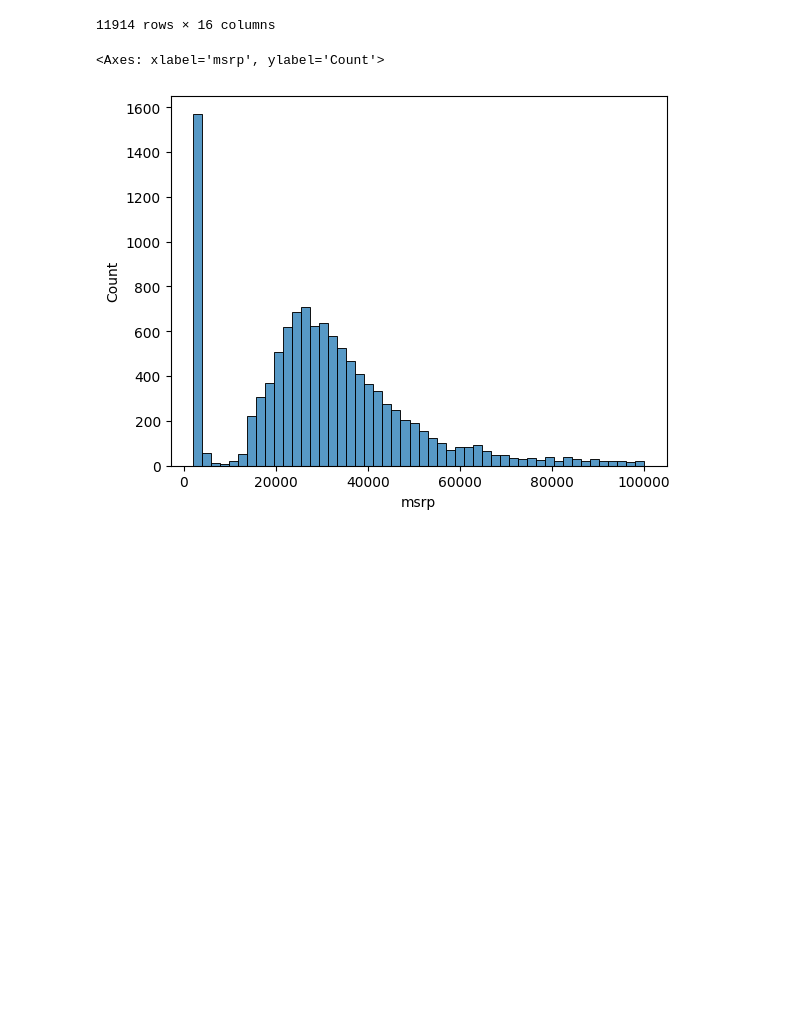
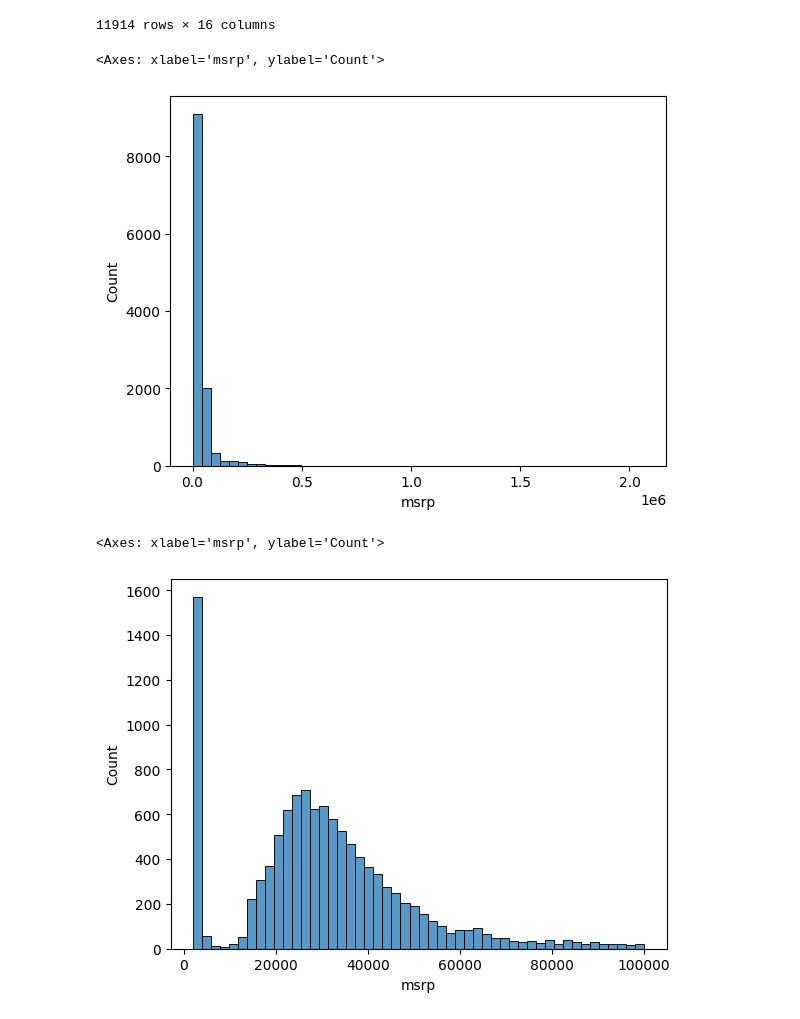
Before and after one commit to Qaladid/machine-learning-course, a Jupyter notebook: 02-regression/regression.ipynb, the cells around one changed output. Cells and saved outputs as stored; diff of their text form; code cells hidden in the pictures; blank space fills up the shorter version.

```diff
--- a/02-regression/regression.ipynb
+++ b/02-regression/regression.ipynb
@@ -116,6 +126,11 @@ import matplotlib.pyplot as plt
 import seaborn as sns
 
 %matplotlib inline
+# %%
+sns.histplot(df.msrp, bins=50)
+# %% [output]
+<Axes: xlabel='msrp', ylabel='Count'>
+[figure, added]
 # %%
 sns.histplot(df.msrp[df.msrp < 100000], bins=50)
 # %% [output]
```
Also changed, not shown: parts of 94 cells of this notebook, 1 other file.
